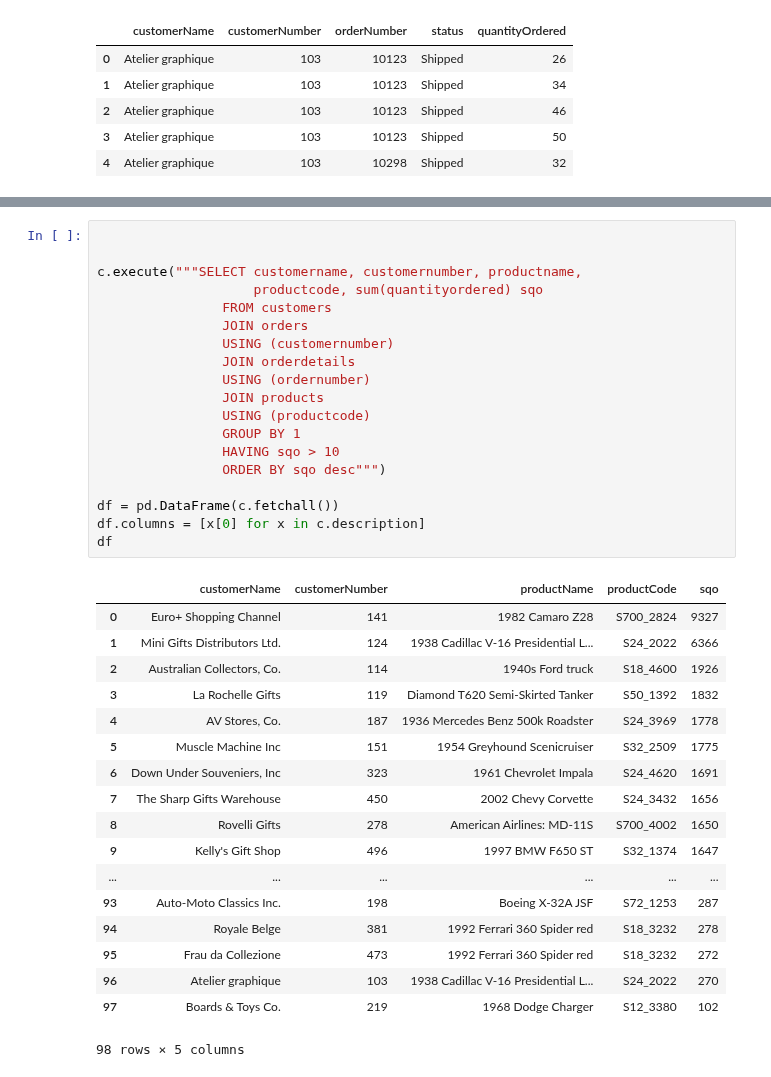
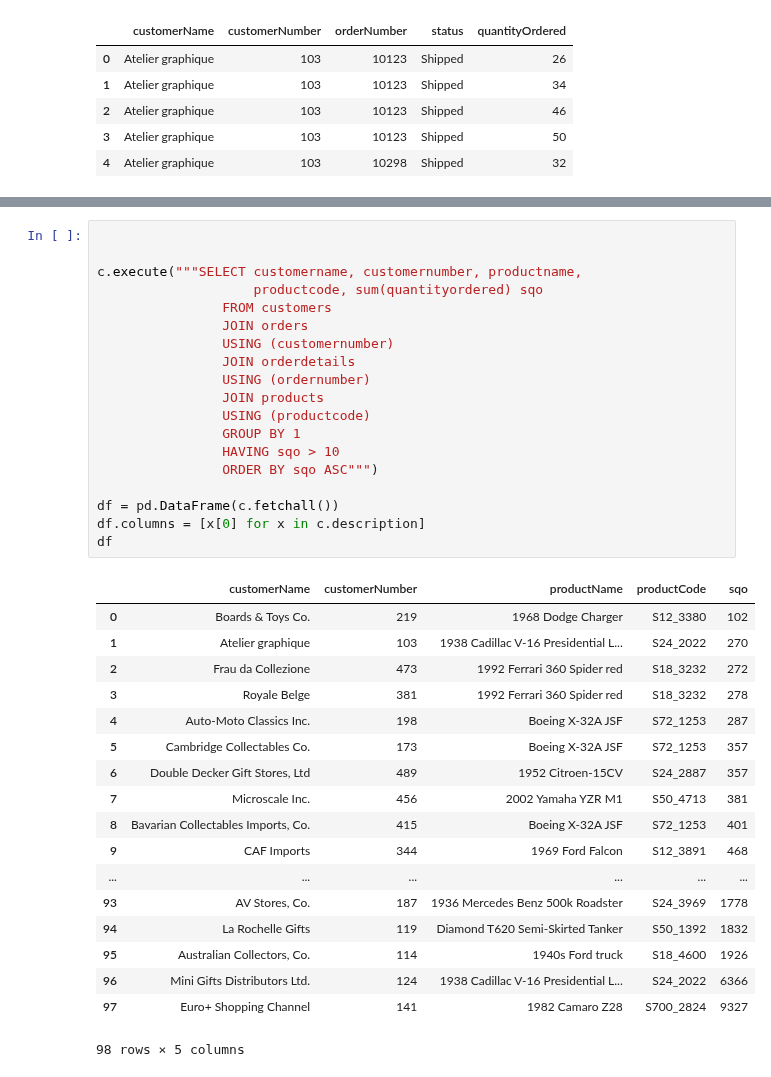
Before and after one commit to garywheeler24/dsc-more-practice-with-sql-queries-lab-atlanta-ds-062419, a Jupyter notebook: index.ipynb, the cells around one changed output, grey strips where cells are left out. Cells and saved outputs as stored; diff of their text form.

```diff
--- a/index.ipynb
+++ b/index.ipynb
@@ -139,40 +139,40 @@ Now, return the customerName, customrerNumber, productName, productCode and tota
 # %%
 
 
 c.execute("""SELECT customername, customernumber, productname,
                     productcode, sum(quantityordered) sqo
                 FROM customers
                 JOIN orders
                 USING (customernumber)
                 JOIN orderdetails
                 USING (ordernumber)
                 JOIN products
                 USING (productcode)
                 GROUP BY 1
                 HAVING sqo > 10
-                ORDER BY sqo desc""")
+                ORDER BY sqo ASC""")
 
 df = pd.DataFrame(c.fetchall())
 df.columns = [x[0] for x in c.description]
 df
 # %% [output]
 |  | customerName | customerNumber | productName | productCode | sqo |
-| 0 | Euro+ Shopping Channel | 141 | 1982 Camaro Z28 | S700_2824 | 9327 |
-| 1 | Mini Gifts Distributors Ltd. | 124 | 1938 Cadillac V-16 Presidential L... | S24_2022 | 6366 |
-| 2 | Australian Collectors, Co. | 114 | 1940s Ford truck | S18_4600 | 1926 |
-| 3 | La Rochelle Gifts | 119 | Diamond T620 Semi-Skirted Tanker | S50_1392 | 1832 |
-| 4 | AV Stores, Co. | 187 | 1936 Mercedes Benz 500k Roadster | S24_3969 | 1778 |
-| 5 | Muscle Machine Inc | 151 | 1954 Greyhound Scenicruiser | S32_2509 | 1775 |
-| 6 | Down Under Souveniers, Inc | 323 | 1961 Chevrolet Impala | S24_4620 | 1691 |
-| 7 | The Sharp Gifts Warehouse | 450 | 2002 Chevy Corvette | S24_3432 | 1656 |
-| 8 | Rovelli Gifts | 278 | American Airlines: MD-11S | S700_4002 | 1650 |
-| 9 | Kelly's Gift Shop | 496 | 1997 BMW F650 ST | S32_1374 | 1647 |
+| 0 | Boards & Toys Co. | 219 | 1968 Dodge Charger | S12_3380 | 102 |
+| 1 | Atelier graphique | 103 | 1938 Cadillac V-16 Presidential L... | S24_2022 | 270 |
+| 2 | Frau da Collezione | 473 | 1992 Ferrari 360 Spider red | S18_3232 | 272 |
+| 3 | Royale Belge | 381 | 1992 Ferrari 360 Spider red | S18_3232 | 278 |
+| 4 | Auto-Moto Classics Inc. | 198 | Boeing X-32A JSF | S72_1253 | 287 |
+| 5 | Cambridge Collectables Co. | 173 | Boeing X-32A JSF | S72_1253 | 357 |
+| 6 | Double Decker Gift Stores, Ltd | 489 | 1952 Citroen-15CV | S24_2887 | 357 |
+| 7 | Microscale Inc. | 456 | 2002 Yamaha YZR M1 | S50_4713 | 381 |
+| 8 | Bavarian Collectables Imports, Co. | 415 | Boeing X-32A JSF | S72_1253 | 401 |
+| 9 | CAF Imports | 344 | 1969 Ford Falcon | S12_3891 | 468 |
 | ... | ... | ... | ... | ... | ... |
-| 93 | Auto-Moto Classics Inc. | 198 | Boeing X-32A JSF | S72_1253 | 287 |
-| 94 | Royale Belge | 381 | 1992 Ferrari 360 Spider red | S18_3232 | 278 |
-| 95 | Frau da Collezione | 473 | 1992 Ferrari 360 Spider red | S18_3232 | 272 |
-| 96 | Atelier graphique | 103 | 1938 Cadillac V-16 Presidential L... | S24_2022 | 270 |
-| 97 | Boards & Toys Co. | 219 | 1968 Dodge Charger | S12_3380 | 102 |
+| 93 | AV Stores, Co. | 187 | 1936 Mercedes Benz 500k Roadster | S24_3969 | 1778 |
+| 94 | La Rochelle Gifts | 119 | Diamond T620 Semi-Skirted Tanker | S50_1392 | 1832 |
+| 95 | Australian Collectors, Co. | 114 | 1940s Ford truck | S18_4600 | 1926 |
+| 96 | Mini Gifts Distributors Ltd. | 124 | 1938 Cadillac V-16 Presidential L... | S24_2022 | 6366 |
+| 97 | Euro+ Shopping Channel | 141 | 1982 Camaro Z28 | S700_2824 | 9327 |
 98 rows × 5 columns
 # %% [markdown]
 #### Expected Output
```
